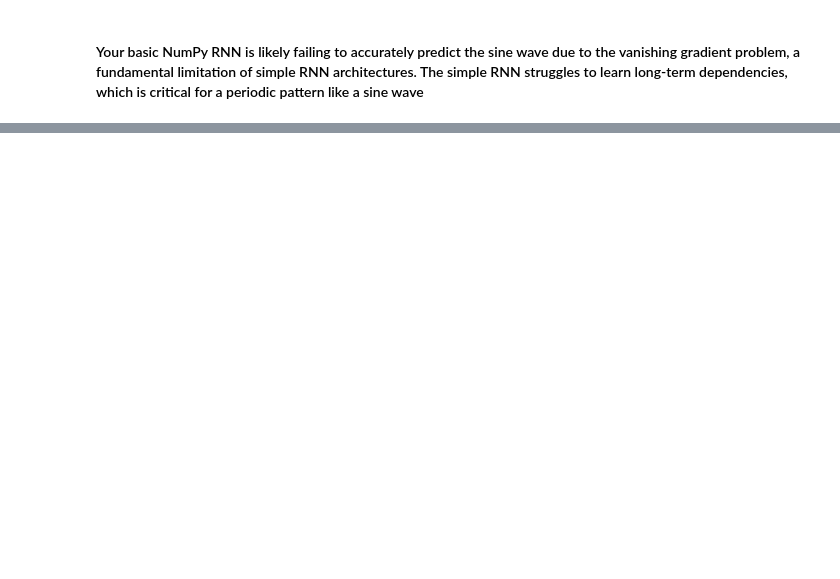
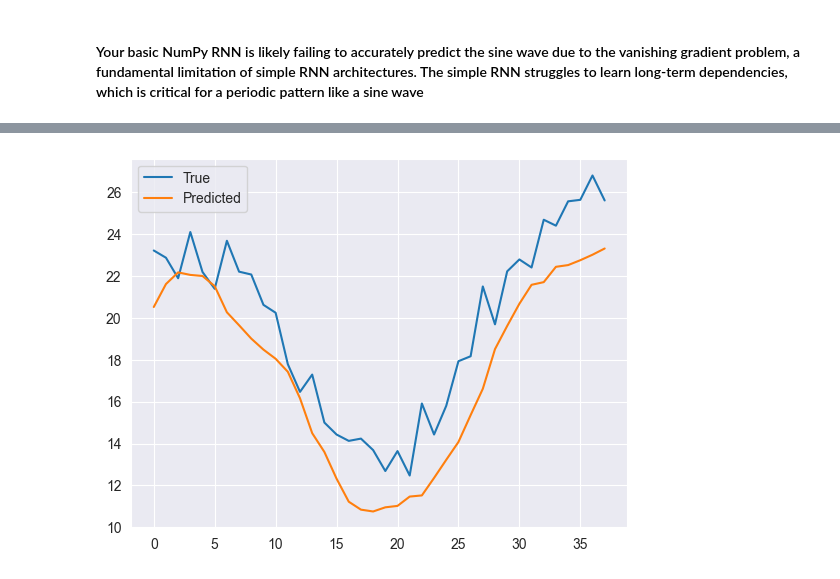
Before and after one commit to ShwetaRajput08/Machine-Learning-for-Intelligent-System, a Jupyter notebook: RNN_from_scratch.ipynb, the cells around one changed output, grey strips where cells are left out. Cells and saved outputs as stored; diff of their text form; code cells hidden in the pictures; blank space fills up the shorter version.

```diff
--- a/RNN_from_scratch.ipynb
+++ b/RNN_from_scratch.ipynb
@@ -454,0 +612,3 @@ class LSTMCell:
+# %%
+data = pd.read_csv('IMDB Dataset.csv')
+data
@@ -454,0 +689,2 @@ class LSTMCell:
+# %%
+train_sentences, test_sentences, train_labels, test_labels = train_test_split(reviews, encoded_labels, stratify = encoded_labels)
@@ -454,0 +739,5 @@ class LSTMCell:
+# %%
+num_epochs = 5
+history = model.fit(train_padded, train_labels,
+                    epochs=num_epochs, verbose=1,
+                    validation_split=0.1)
@@ -454,0 +755,10 @@ class LSTMCell:
+# %%
+prediction = model.predict(test_padded)
+# Get labels based on probability 1 if p>= 0.5 else 0
+pred_labels = []
+for i in prediction:
+    if i >= 0.5:
+        pred_labels.append(1)
+    else:
+        pred_labels.append(0)
+print("Accuracy of prediction on test set : ", accuracy_score(test_labels,pred_labels))
@@ -454,0 +802,62 @@ class LSTMCell:
+# %%
+import numpy as np
+import pandas as pd
+import matplotlib.pyplot as plt
+from sklearn.preprocessing import MinMaxScaler
+from tensorflow.keras.models import Sequential, load_model
+from tensorflow.keras.layers import LSTM, Dense
+from sklearn.metrics import mean_squared_error
+
+# 1. Generate toy stock data
+np.random.seed(0)
+days = 200
+t = np.arange(days)
+prices = 0.05 * t + 10 + 5 * np.sin(0.2 * t) + np.random.normal(scale=1.0, size=days)
+df = pd.DataFrame({"day": t, "price": prices})
+
+# 2. Scale & window
+data = df["price"].values.reshape(-1,1)
+scaler = MinMaxScaler(feature_range=(0,1))
+data_scaled = scaler.fit_transform(data)
+
+def create_dataset(series, window_size=10):
+    X, y = [], []
+    for i in range(len(series) - window_size):
+        X.append(series[i : i + window_size, 0])
+        y.append(series[i + window_size, 0])
+    return np.array(X), np.array(y)
+
+window = 10
+X, y = create_dataset(data_scaled, window_size=window)
+X = X.reshape((X.shape[0], X.shape[1], 1))
+split = int(len(X)*0.8)
+X_train, X_test = X[:split], X[split:]
+y_train, y_test = y[:split], y[split:]
+
+# 3. Build LSTM
+model = Sequential()
+model.add(LSTM(50, input_shape=(window,1)))
+model.add(Dense(1))
+model.compile(optimizer='adam', loss='mean_squared_error')
+model.summary()
+
+# 4. Train & predict
+history = model.fit(X_train, y_train, epochs=20, batch_size=8, validation_split=0.1, verbose=1)
+y_pred = model.predict(X_test)
+
+# invert scaling
+y_test_inv = scaler.inverse_transform(y_test.reshape(-1,1))
+y_pred_inv = scaler.inverse_transform(y_pred)
+
+print("Test MSE:", mean_squared_error(y_test_inv, y_pred_inv))
+
+plt.plot(y_test_inv, label="True")
+plt.plot(y_pred_inv, label="Predicted")
+plt.legend()
+plt.show()
+
+# 5. Save / load
+model.save("lstm_stock_model.h5")
+# Later, you can load and reuse:
+# model2 = load_model("lstm_stock_model.h5")
+# %% [output]
@@ -454,0 +892 @@ class LSTMCell:
+[figure, added]
```
Also changed, not shown: parts of 22 cells of this notebook.
